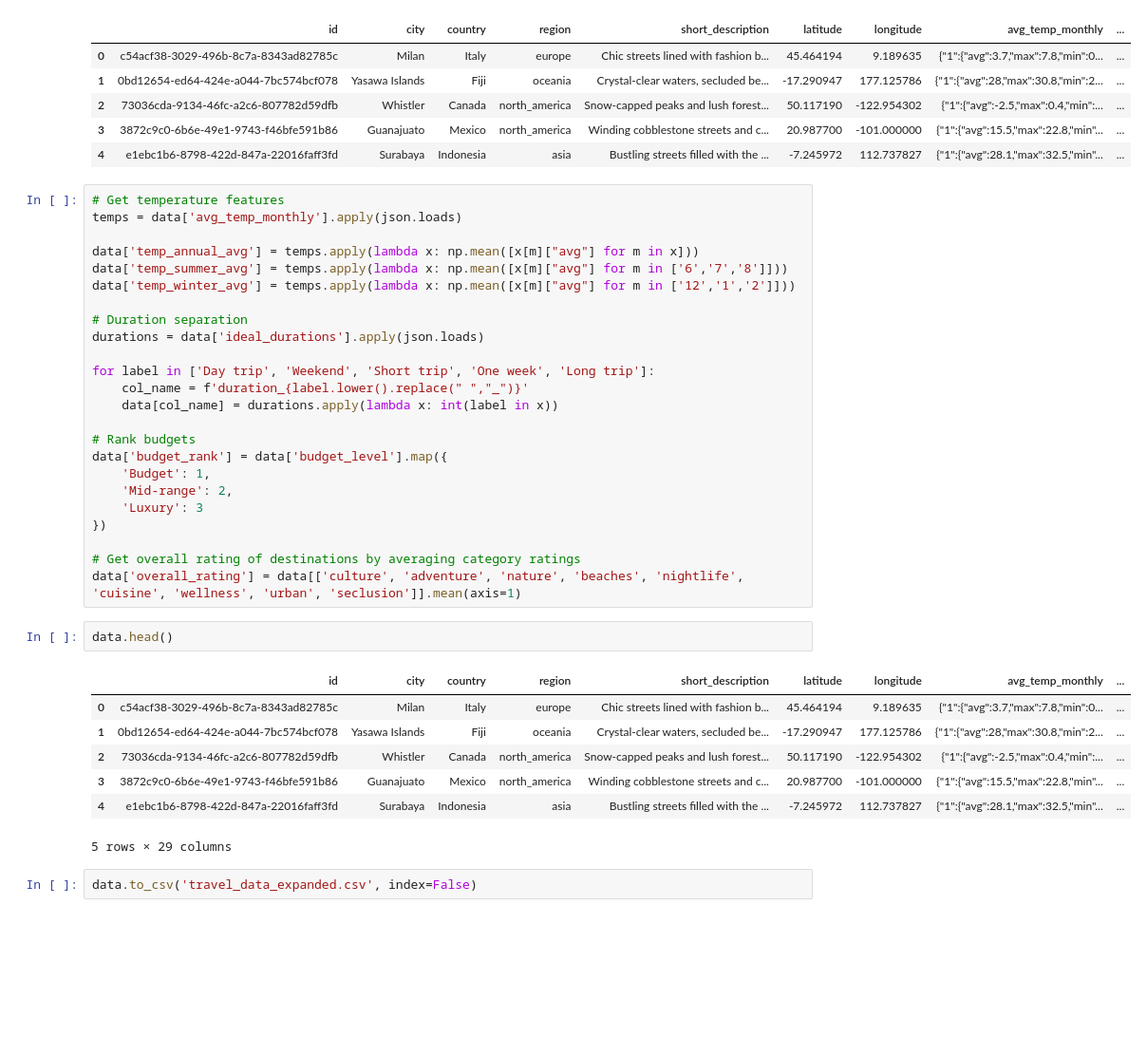
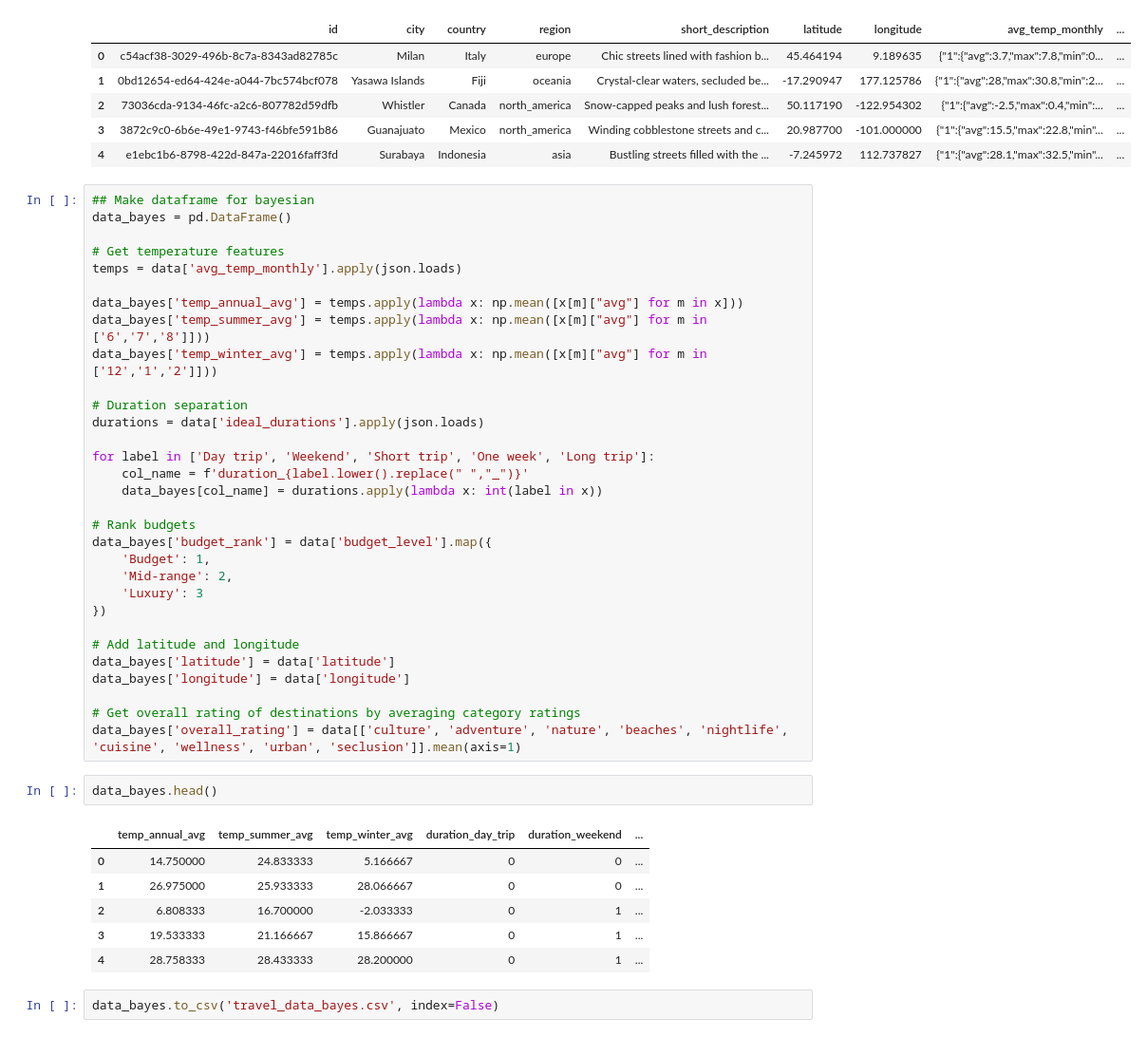
Before and after one commit to kennethaldridge/DS4420-Final-Project, a Jupyter notebook: proof_of_concept.ipynb, the cells around one changed output. Shown at 95% size. Drawn from its saved outputs; the diff is of its cells as text; blank space fills up the shorter version.

```diff
--- a/proof_of_concept.ipynb
+++ b/proof_of_concept.ipynb
@@ -158,38 +158,44 @@ data.head()
 | 3 | 3872c9c0-6b6e-49e1-9743-f46bfe591b86 | Guanajuato | Mexico | north_america | Winding cobblestone streets and c... | 20.987700 | -101.000000 | {"1":{"avg":15.5,"max":22.8,"min"... | ... |
 | 4 | e1ebc1b6-8798-422d-847a-22016faff3fd | Surabaya | Indonesia | asia | Bustling streets filled with the ... | -7.245972 | 112.737827 | {"1":{"avg":28.1,"max":32.5,"min"... | ... |
 # %%
+## Make dataframe for bayesian
+data_bayes = pd.DataFrame()
+
 # Get temperature features
 temps = data['avg_temp_monthly'].apply(json.loads)
 
-data['temp_annual_avg'] = temps.apply(lambda x: np.mean([x[m]["avg"] for m in x]))
-data['temp_summer_avg'] = temps.apply(lambda x: np.mean([x[m]["avg"] for m in ['6','7','8']]))
-data['temp_winter_avg'] = temps.apply(lambda x: np.mean([x[m]["avg"] for m in ['12','1','2']]))
+data_bayes['temp_annual_avg'] = temps.apply(lambda x: np.mean([x[m]["avg"] for m in x]))
+data_bayes['temp_summer_avg'] = temps.apply(lambda x: np.mean([x[m]["avg"] for m in ['6','7','8']]))
+data_bayes['temp_winter_avg'] = temps.apply(lambda x: np.mean([x[m]["avg"] for m in ['12','1','2']]))
 
 # Duration separation
 durations = data['ideal_durations'].apply(json.loads)
 
 for label in ['Day trip', 'Weekend', 'Short trip', 'One week', 'Long trip']:
     col_name = f'duration_{label.lower().replace(" ","_")}'
-    data[col_name] = durations.apply(lambda x: int(label in x))
+    data_bayes[col_name] = durations.apply(lambda x: int(label in x))
 
 # Rank budgets
-data['budget_rank'] = data['budget_level'].map({
+data_bayes['budget_rank'] = data['budget_level'].map({
     'Budget': 1,
     'Mid-range': 2,
     'Luxury': 3
 })
 
+# Add latitude and longitude
+data_bayes['latitude'] = data['latitude']
+data_bayes['longitude'] = data['longitude']
+
 # Get overall rating of destinations by averaging category ratings
-data['overall_rating'] = data[['culture', 'adventure', 'nature', 'beaches', 'nightlife', 'cuisine', 'wellness', 'urban', 'seclusion']].mean(axis=1)
+data_bayes['overall_rating'] = data[['culture', 'adventure', 'nature', 'beaches', 'nightlife', 'cuisine', 'wellness', 'urban', 'seclusion']].mean(axis=1)
 # %%
-data.head()
+data_bayes.head()
 # %% [output]
-|  | id | city | country | region | short_description | latitude | longitude | avg_temp_monthly | ... |
-| 0 | c54acf38-3029-496b-8c7a-8343ad82785c | Milan | Italy | europe | Chic streets lined with fashion b... | 45.464194 | 9.189635 | {"1":{"avg":3.7,"max":7.8,"min":0... | ... |
-| 1 | 0bd12654-ed64-424e-a044-7bc574bcf078 | Yasawa Islands | Fiji | oceania | Crystal-clear waters, secluded be... | -17.290947 | 177.125786 | {"1":{"avg":28,"max":30.8,"min":2... | ... |
-| 2 | 73036cda-9134-46fc-a2c6-807782d59dfb | Whistler | Canada | north_america | Snow-capped peaks and lush forest... | 50.117190 | -122.954302 | {"1":{"avg":-2.5,"max":0.4,"min":... | ... |
-| 3 | 3872c9c0-6b6e-49e1-9743-f46bfe591b86 | Guanajuato | Mexico | north_america | Winding cobblestone streets and c... | 20.987700 | -101.000000 | {"1":{"avg":15.5,"max":22.8,"min"... | ... |
-| 4 | e1ebc1b6-8798-422d-847a-22016faff3fd | Surabaya | Indonesia | asia | Bustling streets filled with the ... | -7.245972 | 112.737827 | {"1":{"avg":28.1,"max":32.5,"min"... | ... |
+|  | temp_annual_avg | temp_summer_avg | temp_winter_avg | duration_day_trip | duration_weekend | ... |
+| 0 | 14.750000 | 24.833333 | 5.166667 | 0 | 0 | ... |
+| 1 | 26.975000 | 25.933333 | 28.066667 | 0 | 0 | ... |
+| 2 | 6.808333 | 16.700000 | -2.033333 | 0 | 1 | ... |
+| 3 | 19.533333 | 21.166667 | 15.866667 | 0 | 1 | ... |
+| 4 | 28.758333 | 28.433333 | 28.200000 | 0 | 1 | ... |
-5 rows × 29 columns
 # %%
-data.to_csv('travel_data_expanded.csv', index=False)
+data_bayes.to_csv('travel_data_bayes.csv', index=False)
```
Also changed, not shown: 4 other files.
